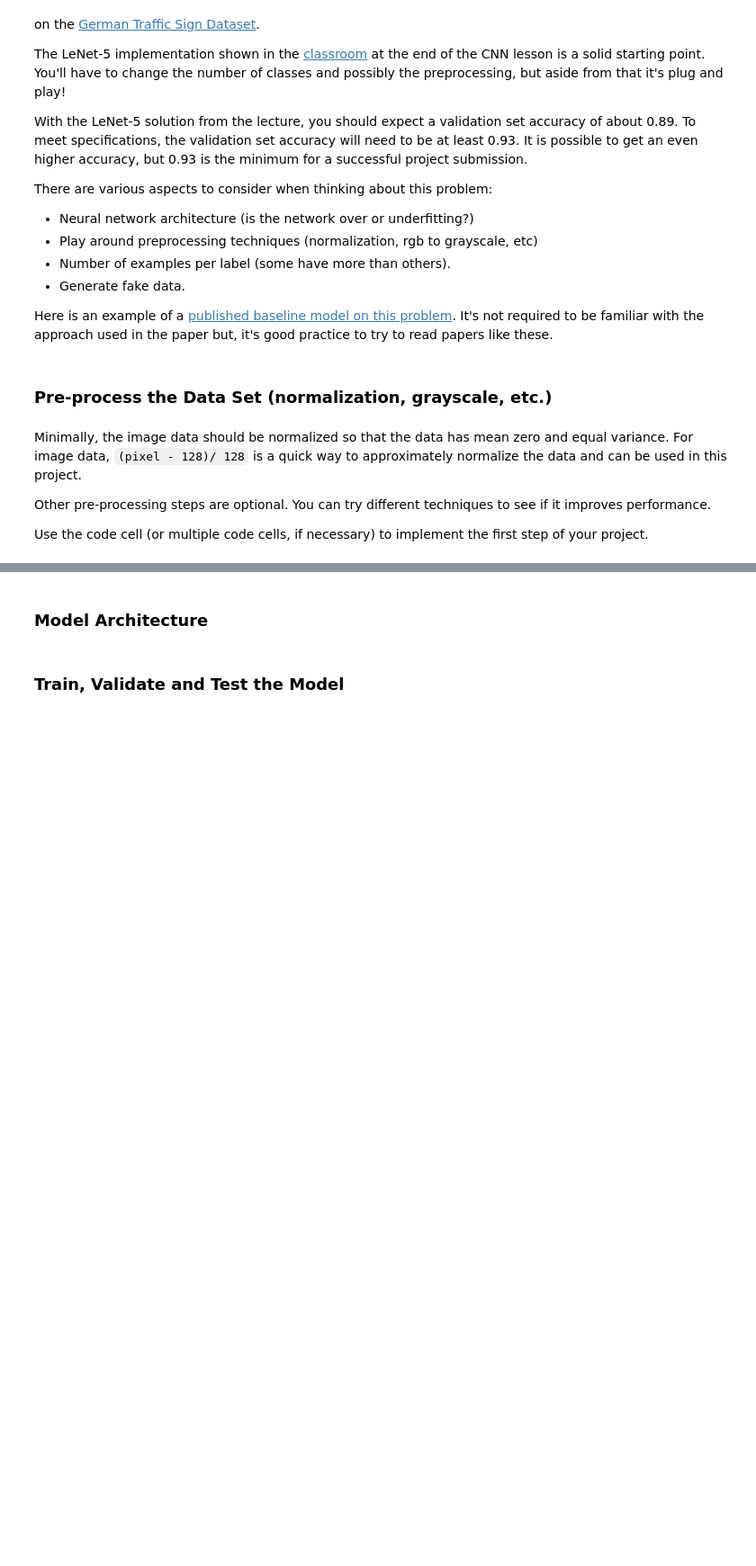
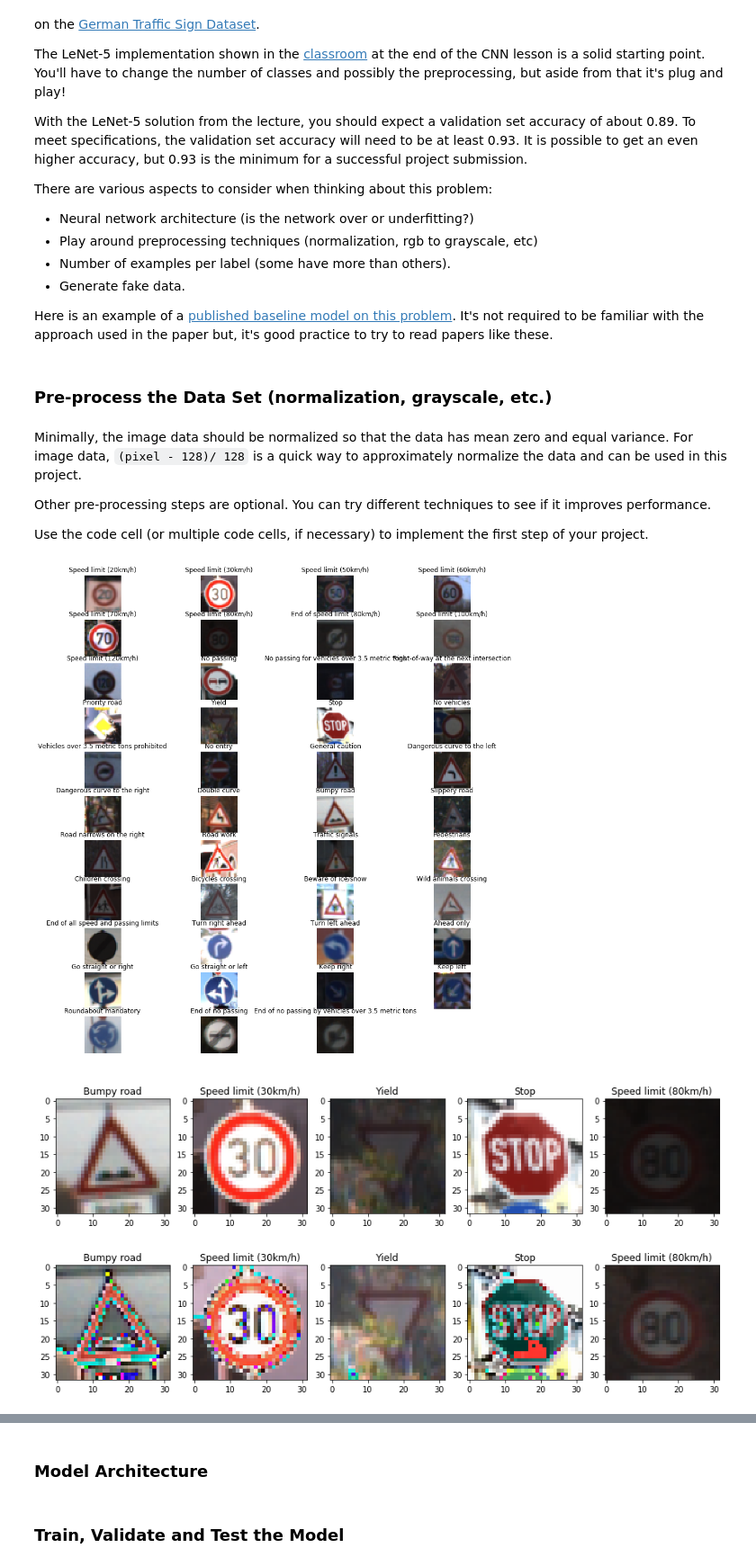
Before and after one commit to iraadit/CarND-Traffic-Sign-Classifier-Project, a Jupyter notebook: Traffic_Sign_Classifier.ipynb, the cells around one changed output, grey strips where cells are left out. Shown at 90% size. Saved outputs shown, nothing was run; the diff lists cells and outputs as text; code cells hidden in the pictures; blank space fills up the shorter version.

```diff
--- a/Traffic_Sign_Classifier.ipynb
+++ b/Traffic_Sign_Classifier.ipynb
@@ -80,3 +105,27 @@ print("Number of classes =", n_classes)
+# %%
+def print_some_images(images_list, number_shown = 5):
+    fig, axs = plt.subplots(1, number_shown, figsize=(15, 5))
+    axs = axs.ravel()
+    for i in range(number_shown):
+        index = i #random.randint(0, n_train)
+        image_gray = images_list[index].squeeze()
+        #image_gray_norm = X_train_gray_norm[index].squeeze()
+        #axs[i].axis('off')
+        axs[i].imshow(image_gray, cmap='gray')
+        #axs[i+number_shown].imshow(image_gray_norm, cmap='gray')
+        axs[i].set_title(signnames[y_train[index]])
+
+def print_sample_images(images_list, labels_list):
+    num_of_samples=[]
+    plt.figure(figsize=(15, 16.5))
+    for i in range(n_classes):
+        plt.subplot(11, 4, i+1)
+        images_selected = images_list[labels_list == i]
+        plt.imshow(images_selected[0, :, :, :]) #draw the first image of each class
+        plt.title(signnames[i])
+        plt.axis('off')
+        num_of_samples.append(len(images_selected))
+    plt.show()
 # %% [markdown]
 ### Include an exploratory visualization of the dataset
 # %% [markdown]
@@ -121,4 +218,21 @@ Use the code cell (or multiple code cells, if necessary) to implement the first
 # %%
 ### Preprocess the data here. It is required to normalize the data. Other preprocessing steps could include
 ### converting to grayscale, etc.
 ### Feel free to use as many code cells as needed.
+
+# Shuffle the training data.
+from sklearn.utils import shuffle
+
+X_train, y_train = shuffle(X_train, y_train)
+
+# Normalized color images
+X_train_norm = (X_train - 128.) / 128.
+
+print_sample_images(X_train, y_train)
+
+print_some_images(X_train)
+print_some_images(X_train_norm)
+# %% [output]
+[figure, added]
+[figure, added]
+[figure, added]
```
Also changed, not shown: parts of 24 cells of this notebook.
